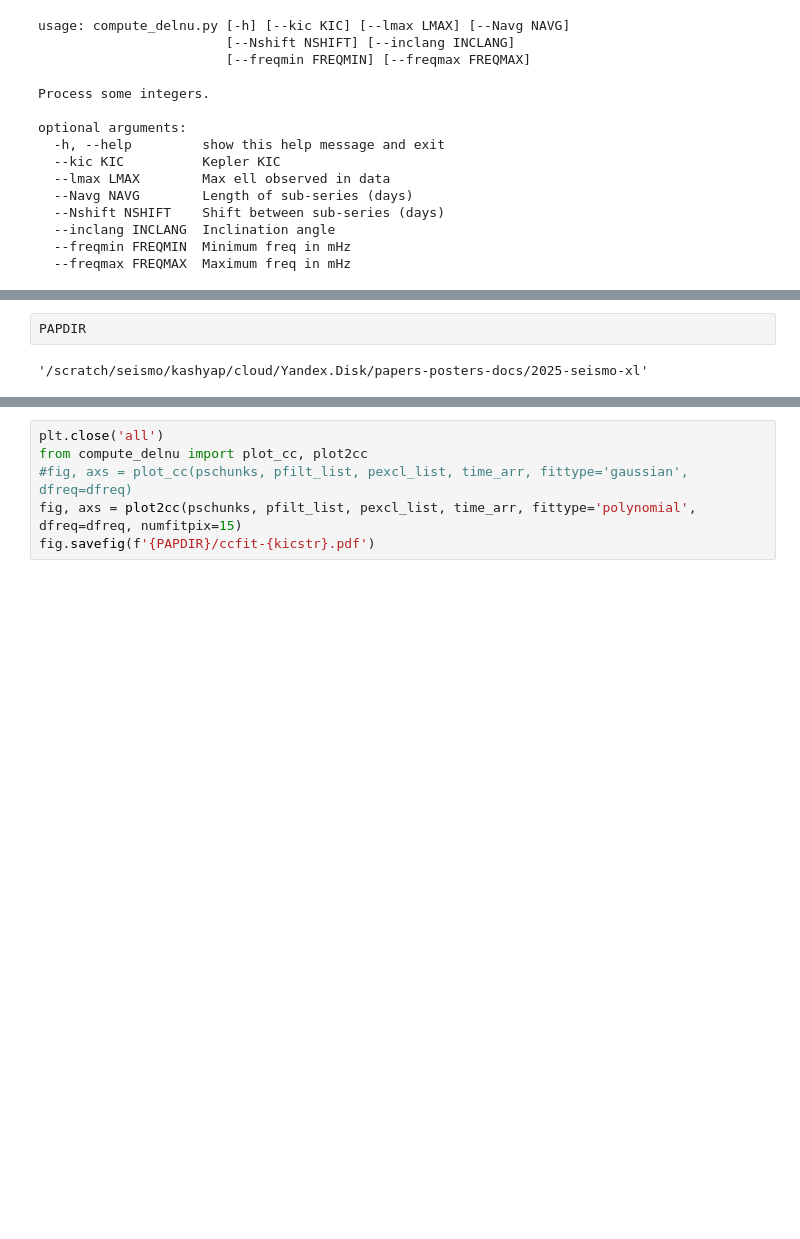
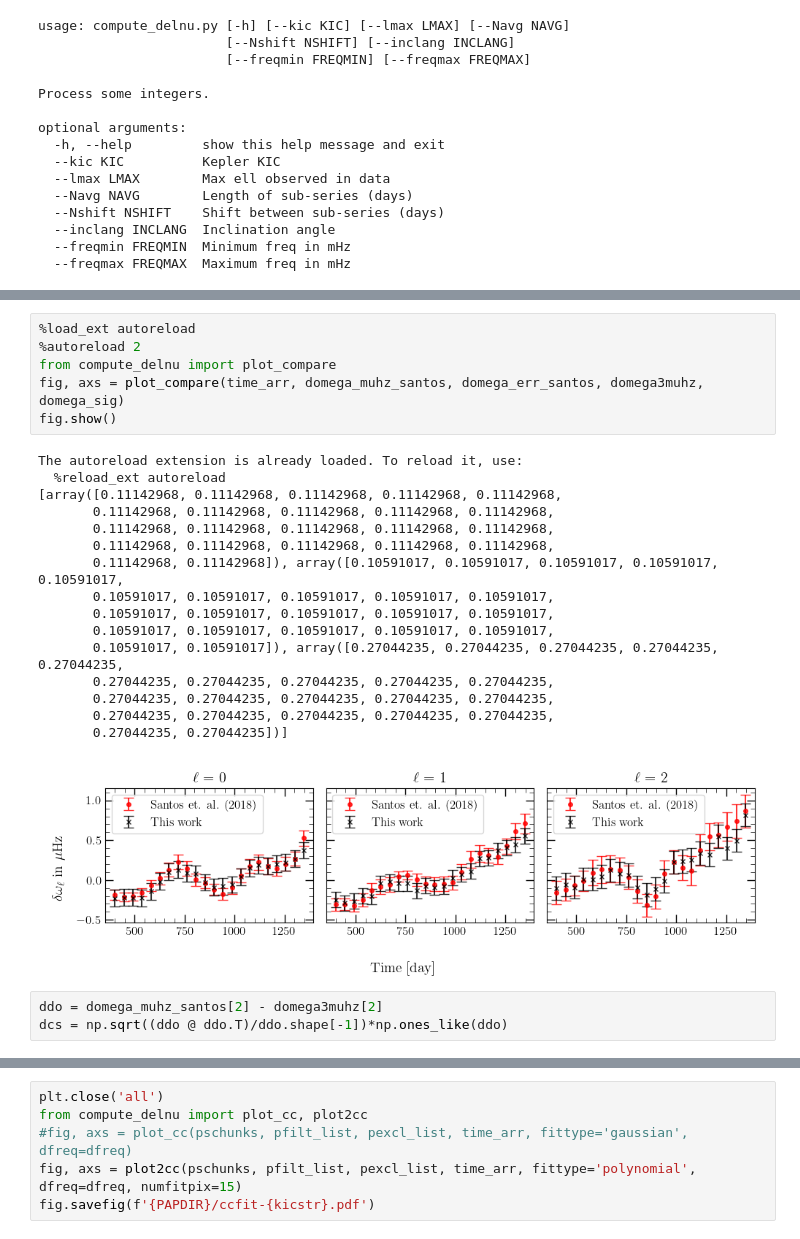
Before and after one commit to samarth-kashyap/seismo-xl, a Jupyter notebook: notebooks/delnu-kic8006161.ipynb, the cells around one changed output, grey strips where cells are left out. Cells and saved outputs as stored; diff of their text form; blank space fills up the shorter version.

```diff
--- a/notebooks/delnu-kic8006161.ipynb
+++ b/notebooks/delnu-kic8006161.ipynb
@@ -34,4 +36,26 @@ KeyboardInterrupt:
 # %%
-PAPDIR
+%load_ext autoreload
+%autoreload 2
+from compute_delnu import plot_compare
+fig, axs = plot_compare(time_arr, domega_muhz_santos, domega_err_santos, domega3muhz, domega_sig)
+fig.show()
 # %% [output]
-'/scratch/seismo/kashyap/cloud/Yandex.Disk/papers-posters-docs/2025-seismo-xl'
+The autoreload extension is already loaded. To reload it, use:
+  %reload_ext autoreload
+[array([0.11142968, 0.11142968, 0.11142968, 0.11142968, 0.11142968,
+       0.11142968, 0.11142968, 0.11142968, 0.11142968, 0.11142968,
+       0.11142968, 0.11142968, 0.11142968, 0.11142968, 0.11142968,
+       0.11142968, 0.11142968, 0.11142968, 0.11142968, 0.11142968,
+       0.11142968, 0.11142968]), array([0.10591017, 0.10591017, 0.10591017, 0.10591017, 0.10591017,
+       0.10591017, 0.10591017, 0.10591017, 0.10591017, 0.10591017,
+       0.10591017, 0.10591017, 0.10591017, 0.10591017, 0.10591017,
+       0.10591017, 0.10591017, 0.10591017, 0.10591017, 0.10591017,
+       0.10591017, 0.10591017]), array([0.27044235, 0.27044235, 0.27044235, 0.27044235, 0.27044235,
+       0.27044235, 0.27044235, 0.27044235, 0.27044235, 0.27044235,
+       0.27044235, 0.27044235, 0.27044235, 0.27044235, 0.27044235,
+       0.27044235, 0.27044235, 0.27044235, 0.27044235, 0.27044235,
+       0.27044235, 0.27044235])]
+[figure, added]
+# %%
+ddo = domega_muhz_santos[2] - domega3muhz[2]
+dcs = np.sqrt((ddo @ ddo.T)/ddo.shape[-1])*np.ones_like(ddo)
```
Also changed, not shown: parts of 11 cells of this notebook, 4 other files.
